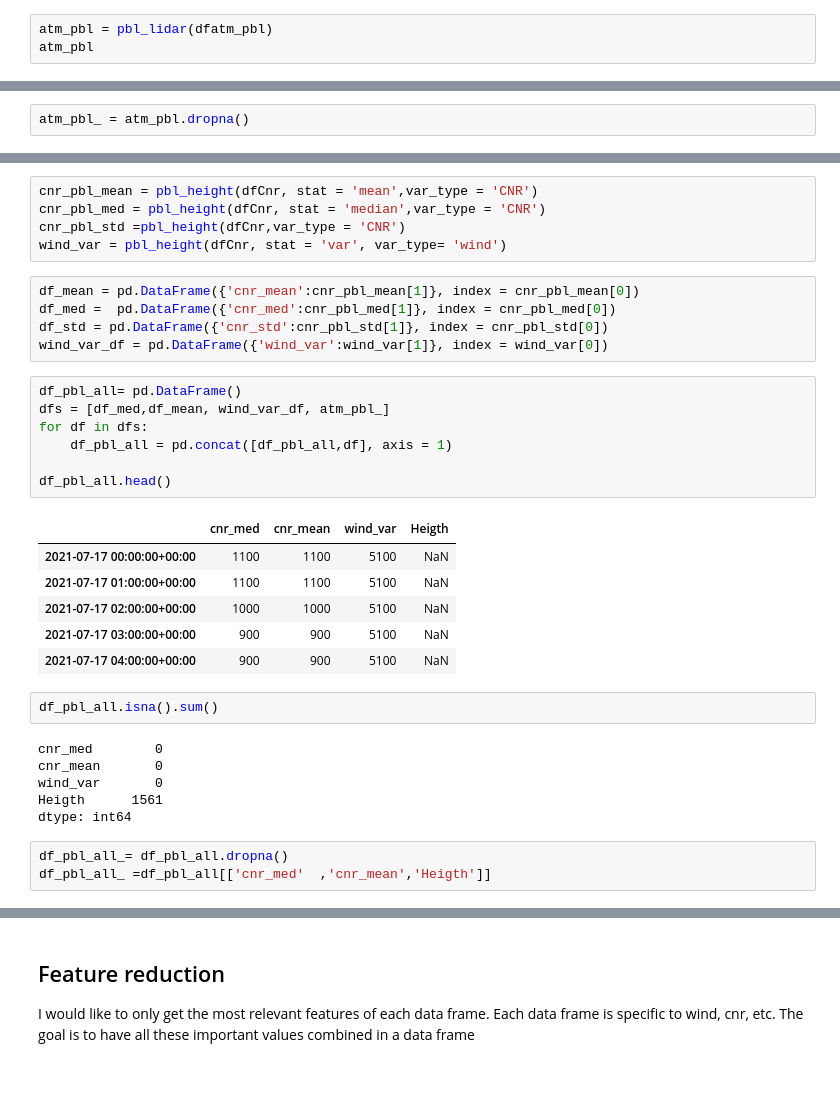
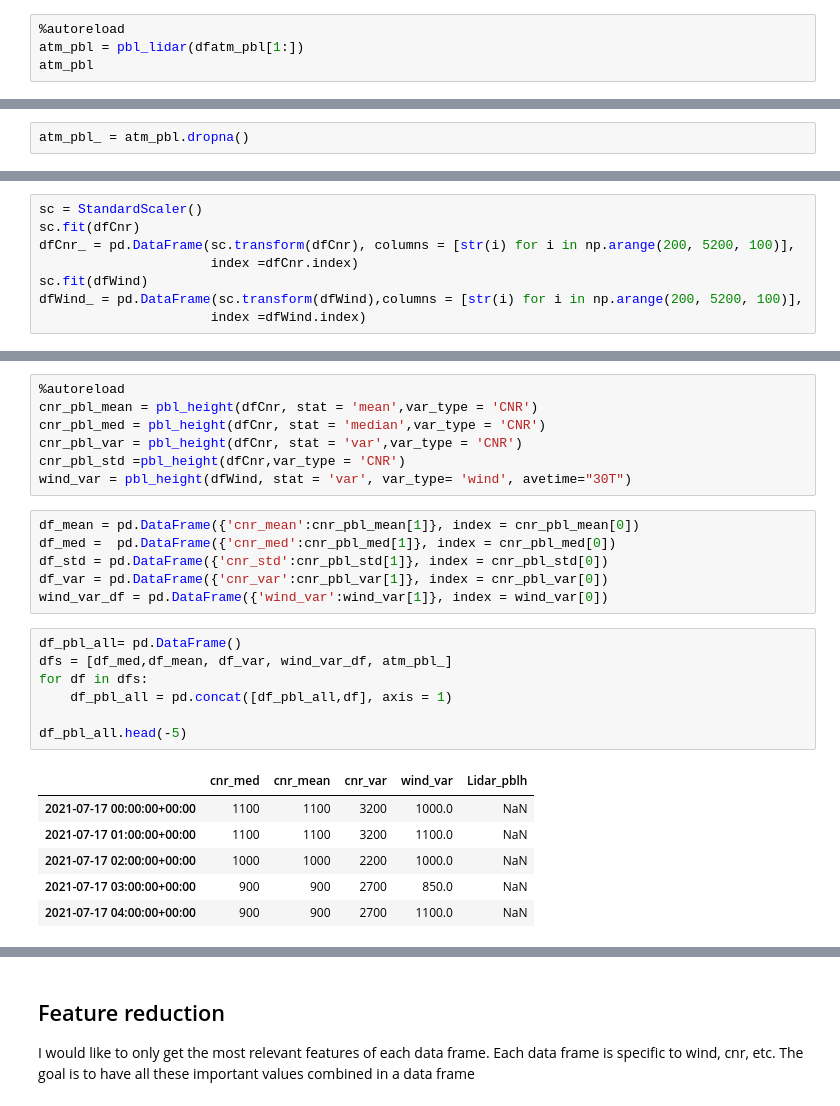
Before and after one commit to jvivar2383/NOAA_PBLH, a Jupyter notebook: Notebooks/data_Exploration.ipynb, the cells around one changed output, grey strips where cells are left out. Cells and saved outputs as stored; diff of their text form; blank space fills up the shorter version.

```diff
--- a/Notebooks/data_Exploration.ipynb
+++ b/Notebooks/data_Exploration.ipynb
@@ -143,6 +260,7 @@ df_wrf.MixHgt.plot(style='.', legend = False)
 <AxesSubplot:xlabel='date'>
 [figure]
 # %%
-atm_pbl = pbl_lidar(dfatm_pbl)
+%autoreload
+atm_pbl = pbl_lidar(dfatm_pbl[1:])
 atm_pbl
 # %% [output]
@@ -190,0 +346,8 @@ NameError: name 'atm_pbl_' is not defined
+# %%
+sc = StandardScaler()
+sc.fit(dfCnr)
+dfCnr_ = pd.DataFrame(sc.transform(dfCnr), columns = [str(i) for i in np.arange(200, 5200, 100)],
+                      index =dfCnr.index)
+sc.fit(dfWind)
+dfWind_ = pd.DataFrame(sc.transform(dfWind),columns = [str(i) for i in np.arange(200, 5200, 100)],
+                      index =dfWind.index)
@@ -191,35 +371,27 @@ NameError: name 'atm_pbl_' is not defined
 # %%
+%autoreload
 cnr_pbl_mean = pbl_height(dfCnr, stat = 'mean',var_type = 'CNR')
 cnr_pbl_med = pbl_height(dfCnr, stat = 'median',var_type = 'CNR')
+cnr_pbl_var = pbl_height(dfCnr, stat = 'var',var_type = 'CNR')
 cnr_pbl_std =pbl_height(dfCnr,var_type = 'CNR')
-wind_var = pbl_height(dfCnr, stat = 'var', var_type= 'wind')
+wind_var = pbl_height(dfWind, stat = 'var', var_type= 'wind', avetime="30T")
 # %%
 df_mean = pd.DataFrame({'cnr_mean':cnr_pbl_mean[1]}, index = cnr_pbl_mean[0])
 df_med =  pd.DataFrame({'cnr_med':cnr_pbl_med[1]}, index = cnr_pbl_med[0])
 df_std = pd.DataFrame({'cnr_std':cnr_pbl_std[1]}, index = cnr_pbl_std[0])
+df_var = pd.DataFrame({'cnr_var':cnr_pbl_var[1]}, index = cnr_pbl_var[0])
 wind_var_df = pd.DataFrame({'wind_var':wind_var[1]}, index = wind_var[0])
 # %%
 df_pbl_all= pd.DataFrame()
-dfs = [df_med,df_mean, wind_var_df, atm_pbl_]
+dfs = [df_med,df_mean, df_var, wind_var_df, atm_pbl_]
 for df in dfs:
     df_pbl_all = pd.concat([df_pbl_all,df], axis = 1)
 
-df_pbl_all.head()
+df_pbl_all.head(-5)
 # %% [output]
-|  | cnr_med | cnr_mean | wind_var | Heigth |
-| 2021-07-17 00:00:00+00:00 | 1100 | 1100 | 5100 | NaN |
-| 2021-07-17 01:00:00+00:00 | 1100 | 1100 | 5100 | NaN |
-| 2021-07-17 02:00:00+00:00 | 1000 | 1000 | 5100 | NaN |
-| 2021-07-17 03:00:00+00:00 | 900 | 900 | 5100 | NaN |
-| 2021-07-17 04:00:00+00:00 | 900 | 900 | 5100 | NaN |
+|  | cnr_med | cnr_mean | cnr_var | wind_var | Lidar_pblh |
+| 2021-07-17 00:00:00+00:00 | 1100 | 1100 | 3200 | 1000.0 | NaN |
+| 2021-07-17 01:00:00+00:00 | 1100 | 1100 | 3200 | 1100.0 | NaN |
+| 2021-07-17 02:00:00+00:00 | 1000 | 1000 | 2200 | 1000.0 | NaN |
+| 2021-07-17 03:00:00+00:00 | 900 | 900 | 2700 | 850.0 | NaN |
+| 2021-07-17 04:00:00+00:00 | 900 | 900 | 2700 | 1100.0 | NaN |
-# %%
-df_pbl_all.isna().sum()
-# %% [output]
-cnr_med        0
-cnr_mean       0
-wind_var       0
-Heigth      1561
-dtype: int64
-# %%
-df_pbl_all_= df_pbl_all.dropna()
-df_pbl_all_ =df_pbl_all[['cnr_med'	,'cnr_mean','Heigth']]
```
Also changed, not shown: parts of 39 cells of this notebook, 5 other files.
